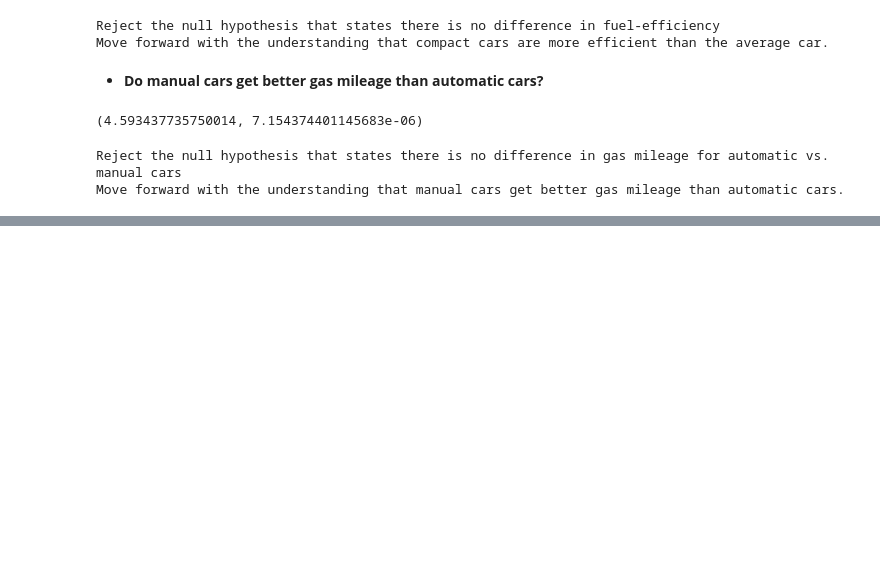
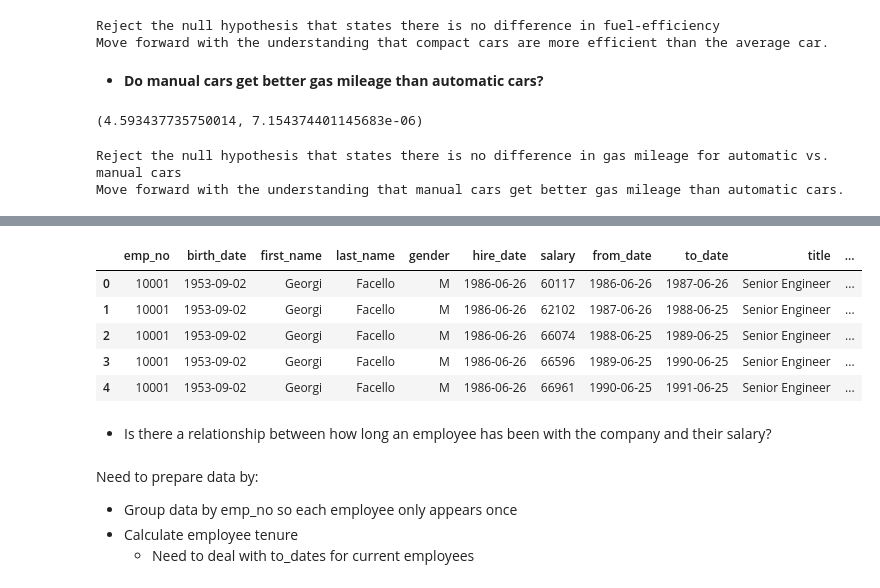
Before and after one commit to justin-m-sullivan/statistics-exercises, a Jupyter notebook: hypothesis_testing.ipynb, the cells around one changed output, grey strips where cells are left out. Saved outputs shown, nothing was run; the diff lists cells and outputs as text; code cells hidden in the pictures; blank space fills up the shorter version.

```diff
--- a/hypothesis_testing.ipynb
+++ b/hypothesis_testing.ipynb
@@ -207,0 +346,29 @@ Move forward with the understanding that manual cars get better gas mileage than
+# %%
+from env import host, user, password
+
+def get_db_url(db, user=user, host=host, password=password):
+    return f'mysql+pymysql://{user}:{password}@{host}/employees'
+# %%
+sql = """
+select *, datediff(CURDATE(), hire_date) as 'tenure'
+from employees as emp
+JOIN salaries using (emp_no)
+JOIN titles using (emp_no)
+"""
+
+employees = pd.read_sql(sql, get_db_url('employees'))
+employees.head()
+# %% [output]
+|  | emp_no | birth_date | first_name | last_name | gender | hire_date | salary | from_date | to_date | title | ... |
+| 0 | 10001 | 1953-09-02 | Georgi | Facello | M | 1986-06-26 | 60117 | 1986-06-26 | 1987-06-26 | Senior Engineer | ... |
+| 1 | 10001 | 1953-09-02 | Georgi | Facello | M | 1986-06-26 | 62102 | 1987-06-26 | 1988-06-25 | Senior Engineer | ... |
+| 2 | 10001 | 1953-09-02 | Georgi | Facello | M | 1986-06-26 | 66074 | 1988-06-25 | 1989-06-25 | Senior Engineer | ... |
+| 3 | 10001 | 1953-09-02 | Georgi | Facello | M | 1986-06-26 | 66596 | 1989-06-25 | 1990-06-25 | Senior Engineer | ... |
+| 4 | 10001 | 1953-09-02 | Georgi | Facello | M | 1986-06-26 | 66961 | 1990-06-25 | 1991-06-25 | Senior Engineer | ... |
+# %% [markdown]
+- Is there a relationship between how long an employee has been with the company and their salary?
+# %% [markdown]
+Need to prepare data by:
+- Group data by emp_no so each employee only appears once
+- Calculate employee tenure
+    - Need to deal with to_dates for current employees
```
Also changed, not shown: parts of 26 cells of this notebook.
